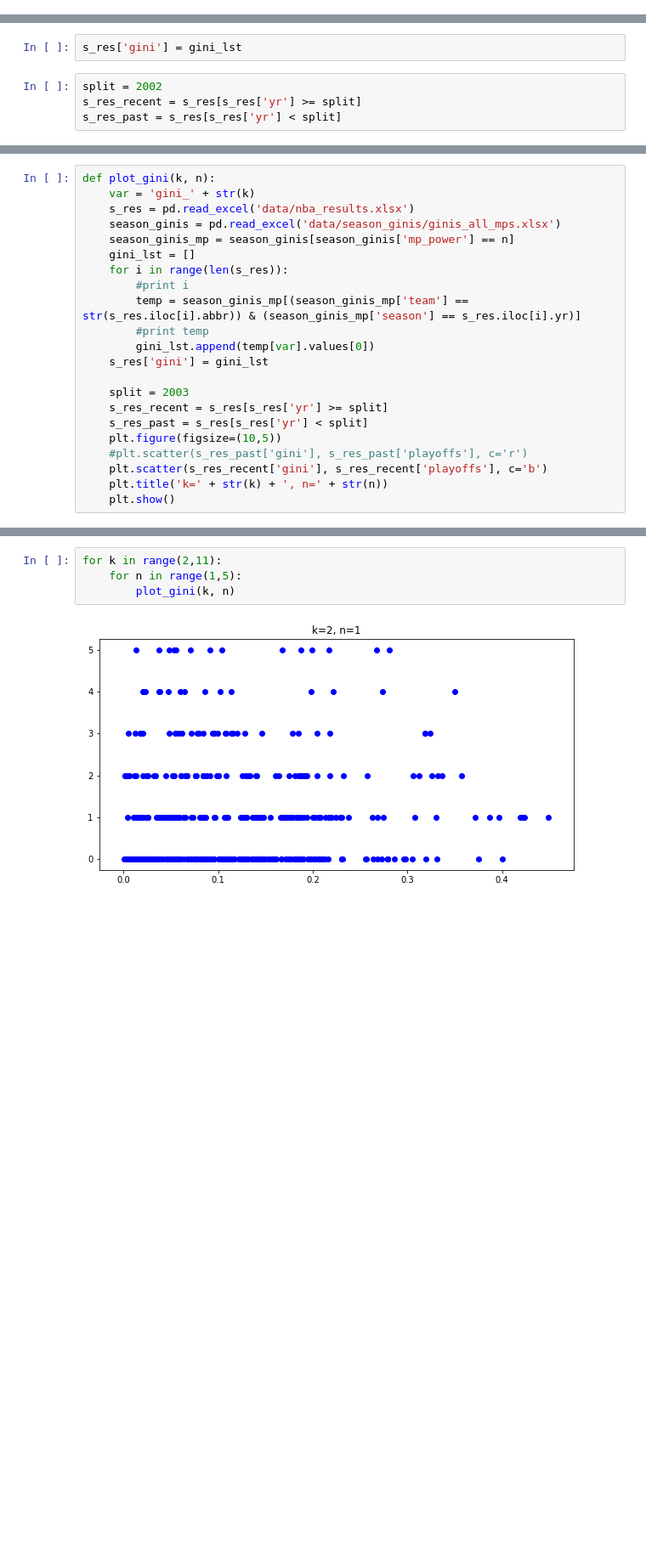
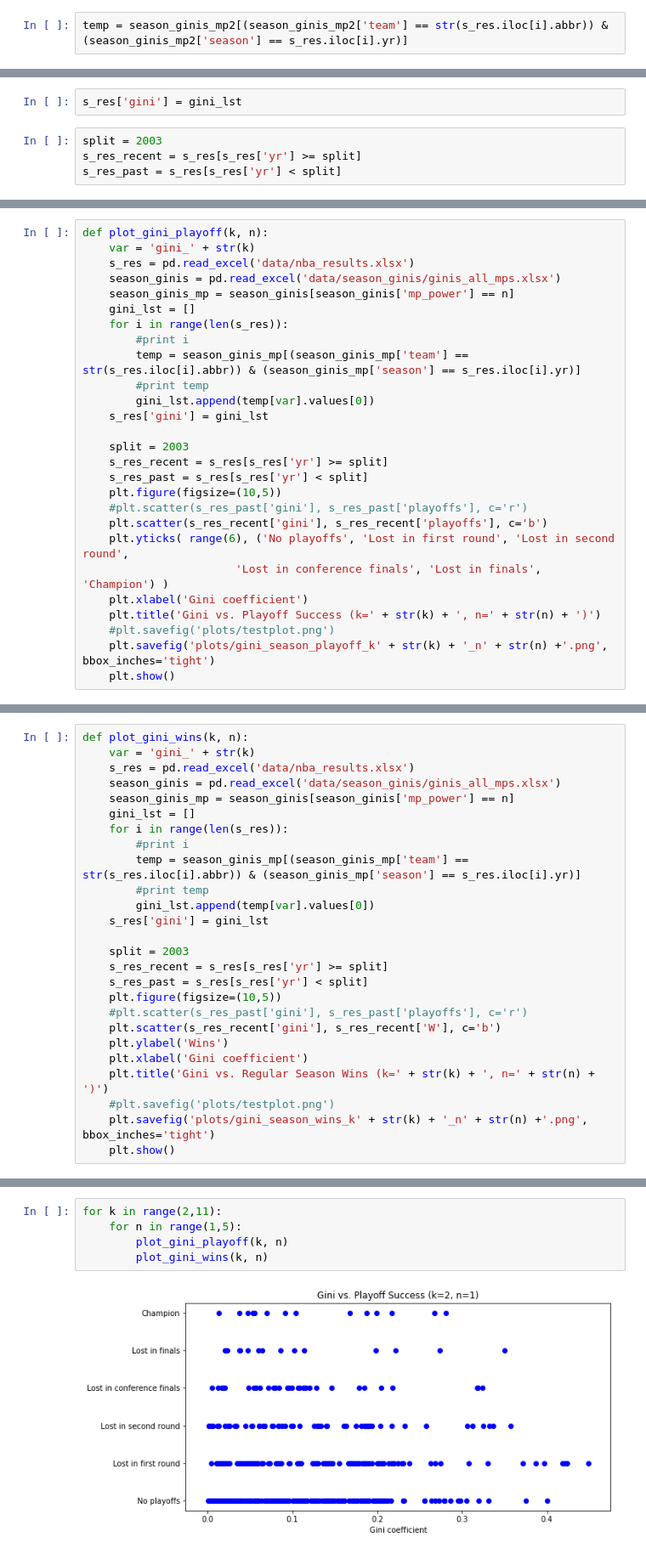
Before and after one commit to dalpert/thesis, a Jupyter notebook: thesis_season_data_scrape.ipynb, the cells around one changed output, grey strips where cells are left out. Shown at 85% size. Cells and saved outputs as stored; diff of their text form; blank space fills up the shorter version.

```diff
--- a/thesis_season_data_scrape.ipynb
+++ b/thesis_season_data_scrape.ipynb
@@ -446,0 +466,2 @@ for i in range(len(s_res)):
+# %%
+temp = season_ginis_mp2[(season_ginis_mp2['team'] == str(s_res.iloc[i].abbr)) & (season_ginis_mp2['season'] == s_res.iloc[i].yr)]
@@ -447,7 +473,7 @@ for i in range(len(s_res)):
 # %%
 s_res['gini'] = gini_lst
 # %%
-split = 2002
+split = 2003
 s_res_recent = s_res[s_res['yr'] >= split]
 s_res_past = s_res[s_res['yr'] < split]
 # %%
@@ -459,0 +489,27 @@ plt.show()
+# %%
+def plot_gini_playoff(k, n):
+    var = 'gini_' + str(k)
+    s_res = pd.read_excel('data/nba_results.xlsx')
+    season_ginis = pd.read_excel('data/season_ginis/ginis_all_mps.xlsx')
+    season_ginis_mp = season_ginis[season_ginis['mp_power'] == n]
+    gini_lst = []
+    for i in range(len(s_res)):
+        #print i
+        temp = season_ginis_mp[(season_ginis_mp['team'] == str(s_res.iloc[i].abbr)) & (season_ginis_mp['season'] == s_res.iloc[i].yr)]
+        #print temp
+        gini_lst.append(temp[var].values[0])
+    s_res['gini'] = gini_lst
+
+    split = 2003
+    s_res_recent = s_res[s_res['yr'] >= split]
+    s_res_past = s_res[s_res['yr'] < split]
+    plt.figure(figsize=(10,5))
+    #plt.scatter(s_res_past['gini'], s_res_past['playoffs'], c='r')
+    plt.scatter(s_res_recent['gini'], s_res_recent['playoffs'], c='b')
+    plt.yticks( range(6), ('No playoffs', 'Lost in first round', 'Lost in second round',
+                       'Lost in conference finals', 'Lost in finals', 'Champion') )
+    plt.xlabel('Gini coefficient')
+    plt.title('Gini vs. Playoff Success (k=' + str(k) + ', n=' + str(n) + ')')
+    #plt.savefig('plots/testplot.png')
+    plt.savefig('plots/gini_season_playoff_k' + str(k) + '_n' + str(n) +'.png', bbox_inches='tight')
+    plt.show()
@@ -460,5 +520,5 @@ plt.show()
 # %%
-def plot_gini(k, n):
+def plot_gini_wins(k, n):
     var = 'gini_' + str(k)
     s_res = pd.read_excel('data/nba_results.xlsx')
     season_ginis = pd.read_excel('data/season_ginis/ginis_all_mps.xlsx')
@@ -476,7 +536,11 @@ def plot_gini(k, n):
     s_res_past = s_res[s_res['yr'] < split]
     plt.figure(figsize=(10,5))
     #plt.scatter(s_res_past['gini'], s_res_past['playoffs'], c='r')
-    plt.scatter(s_res_recent['gini'], s_res_recent['playoffs'], c='b')
-    plt.title('k=' + str(k) + ', n=' + str(n))
+    plt.scatter(s_res_recent['gini'], s_res_recent['W'], c='b')
+    plt.ylabel('Wins')
+    plt.xlabel('Gini coefficient')
+    plt.title('Gini vs. Regular Season Wins (k=' + str(k) + ', n=' + str(n) + ')')
+    #plt.savefig('plots/testplot.png')
+    plt.savefig('plots/gini_season_wins_k' + str(k) + '_n' + str(n) +'.png', bbox_inches='tight')
     plt.show()
 # %%
@@ -486,6 +550,7 @@ plot_gini(k=9, n=2)
 # %%
 for k in range(2,11):
     for n in range(1,5):
-        plot_gini(k, n)
+        plot_gini_playoff(k, n)
+        plot_gini_wins(k, n)
 # %% [output]
-[figure, old version]
+[figure, new version]
```
Also changed, not shown: parts of 68 cells of this notebook, 19 other files.
